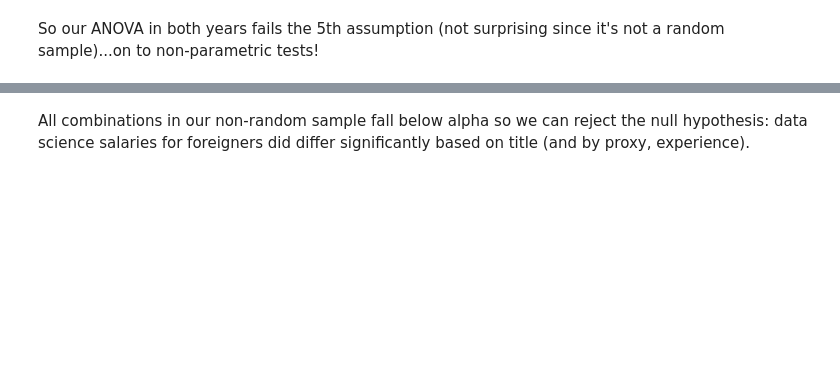
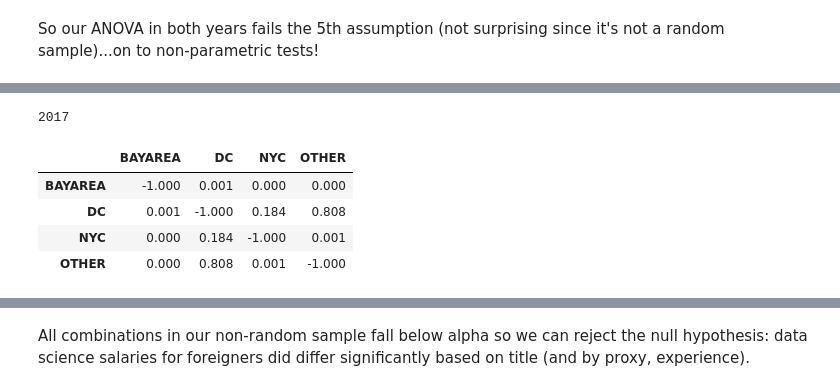
Before and after one commit to Jaboola9/Data_Scientist_Salaries_USA, a Jupyter notebook: ANOVA_testing.ipynb, the cells around one changed output, grey strips where cells are left out. Saved outputs shown, nothing was run; the diff lists cells and outputs as text; code cells hidden in the pictures; blank space fills up the shorter version.

```diff
--- a/ANOVA_testing.ipynb
+++ b/ANOVA_testing.ipynb
@@ -534,4 +587,12 @@ for year in recent_years:
 # %%
-df = ph.posthoc_conover(slice_by_year(top_4_roles_all_years,2017),
+df_region_2017 = ph.posthoc_conover(slice_by_year(top_4_roles_all_years,2017),
                         val_col='Salary', group_col='Region', p_adjust = 'holm')
+print(2017)
 display(df.round(3))
+# %% [output]
+2017
+|  | BAYAREA | DC | NYC | OTHER |
+| BAYAREA | -1.000 | 0.001 | 0.000 | 0.000 |
+| DC | 0.001 | -1.000 | 0.184 | 0.808 |
+| NYC | 0.000 | 0.184 | -1.000 | 0.001 |
+| OTHER | 0.000 | 0.808 | 0.001 | -1.000 |
```
Also changed, not shown: parts of 32 cells of this notebook, 1 other file.
